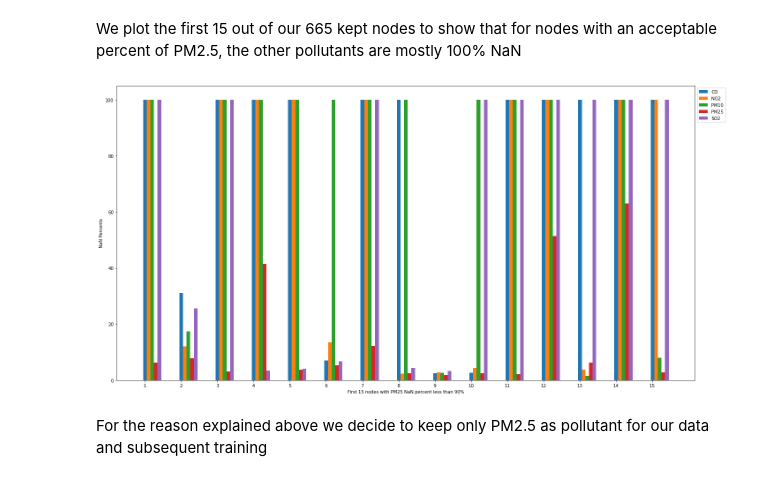
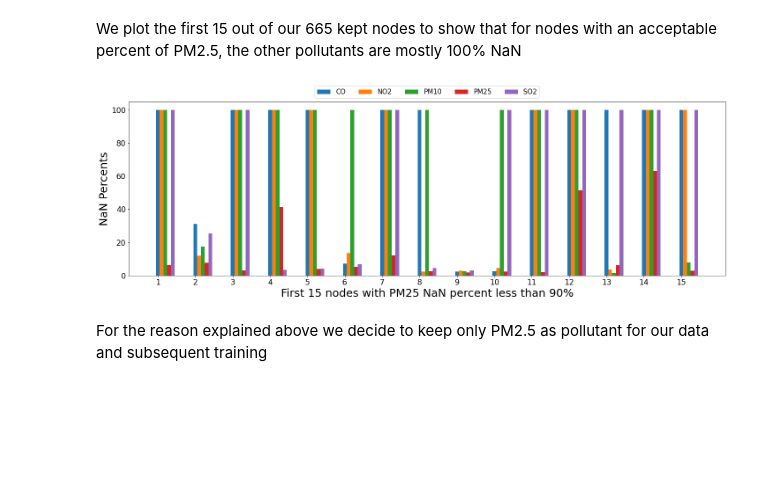
Before and after one commit to NicoArmas/gdl_air_quality, a Jupyter notebook: code/experiments.ipynb, the cells around one changed output. Cells and saved outputs as stored; diff of their text form; code cells hidden in the pictures; blank space fills up the shorter version.

```diff
--- a/code/experiments.ipynb
+++ b/code/experiments.ipynb
@@ -122,3 +34,5 @@ new_final = final_operations(final)
+# %%
+new_final = pd.read_pickle('../data/analysis1.pkl')
 # %% [markdown]
 ### Analisys of NaNs values per node (all features)
 # %% [markdown]
@@ -211,39 +112,42 @@ import numpy as np
 num = 15
 
 labels = np.arange(1, num+1)
 
 x = np.arange(len(labels))  # the label locations
 
 width = 0.1  # the width of the bars
 
 nans_perc = get_nans_perc(kept_nodes, slice_at = num)
 
 r1 = np.arange(len(nans_perc[0]))
 r2 = [x + width for x in r1]
 r3 = [x + width for x in r2]
 r4 = [x + width for x in r3]
 r5 = [x + width for x in r4]
 
-fig, ax = plt.subplots(figsize=(20, 10))
+fig, ax = plt.subplots(figsize=(20, 7))
 rects1 = ax.bar(r1, nans_perc[0], width, label='CO')
 rects2 = ax.bar(r2, nans_perc[1], width, label='NO2')
 rects3 = ax.bar(r3, nans_perc[2], width, label='PM10')
 rects4 = ax.bar(r4, nans_perc[3], width, label='PM25')
 rects5 = ax.bar(r5, nans_perc[4], width, label='SO2')
 
 
 # Add some text for labels, title and custom x-axis tick labels, etc.
-ax.set_ylabel('NaN Percents')
-ax.set_xlabel('First 15 nodes with PM25 NaN percent less than 90%')
+ax.set_ylabel('NaN Percents', size = 25)
+ax.set_xlabel('First 15 nodes with PM25 NaN percent less than 90%', size = 25)
 #ax.set_title('Scores by group and gender')
-ax.set_xticks(x, labels)
-ax.legend(bbox_to_anchor=(1, 1))
+ax.set_xticks(x, labels, size=17)
+
+plt.yticks(fontsize=17)
+
+ax.legend(bbox_to_anchor=(0,1.02,1,0.2), loc="lower center", borderaxespad=0, ncol=5, fontsize=15)
 
 fig.tight_layout()
 
 plt.show()
 # %% [output]
-[figure, old version]
+[figure, new version]
 # %% [markdown]
 For the reason explained above we decide to keep only PM2.5 as pollutant for our data and subsequent training
 # %% [markdown]
```
Also changed, not shown: parts of 36 cells of this notebook.
